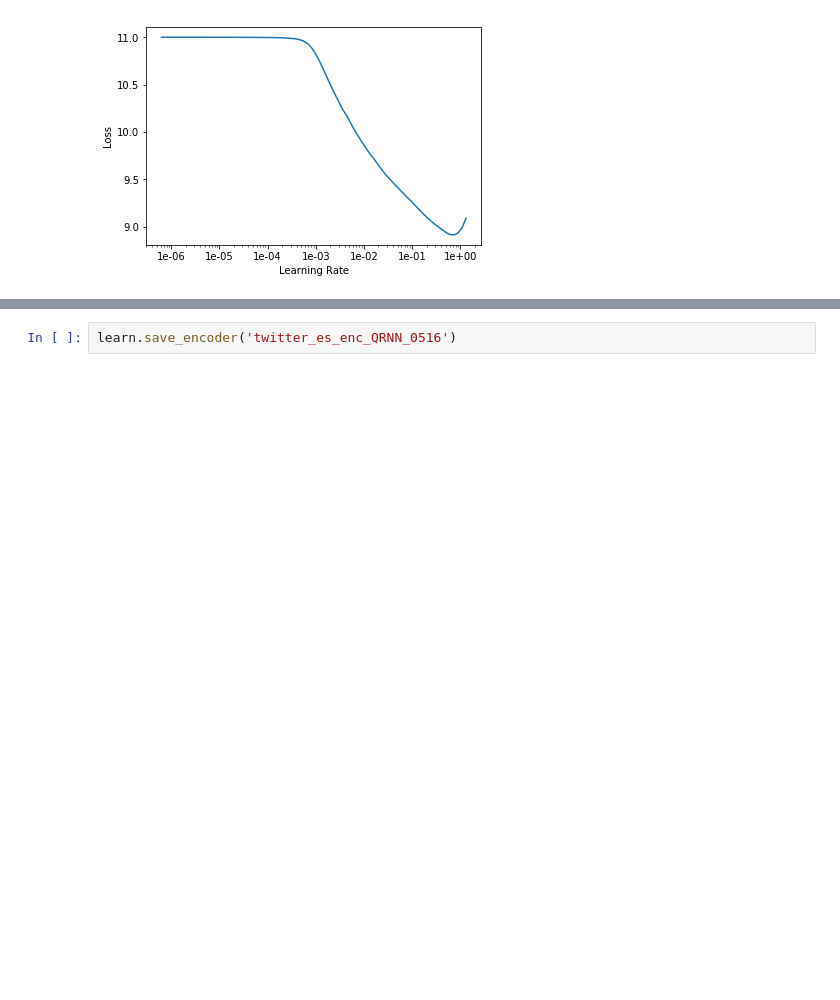
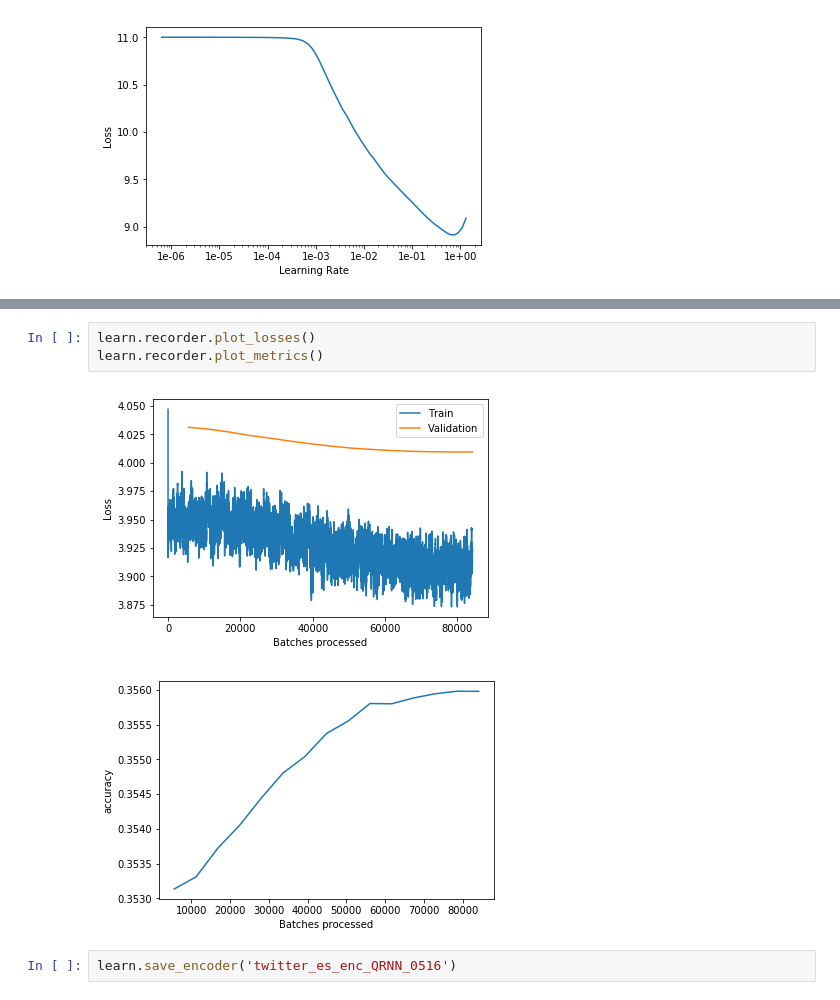
Before and after one commit to bfarzin/haha_2019, a Jupyter notebook: Tweets_Spanish_SP_LM_more_rules_QRNN.ipynb, the cells around one changed output, grey strips where cells are left out. Cells and saved outputs as stored; diff of their text form; blank space fills up the shorter version.

```diff
--- a/Tweets_Spanish_SP_LM_more_rules_QRNN.ipynb
+++ b/Tweets_Spanish_SP_LM_more_rules_QRNN.ipynb
@@ -176,3 +203,9 @@ learn.fit_one_cycle(15, 1e-4, moms=(0.6,0.4), wd=0.01, pct_start=0.2)
+# %%
+learn.recorder.plot_losses()
+learn.recorder.plot_metrics()
+# %% [output]
+[figure, added]
+[figure, added]
 # %%
 learn.save_encoder('twitter_es_enc_QRNN_0516')
 # %%
```
Also changed, not shown: parts of 3 cells of this notebook, 3 other files.
